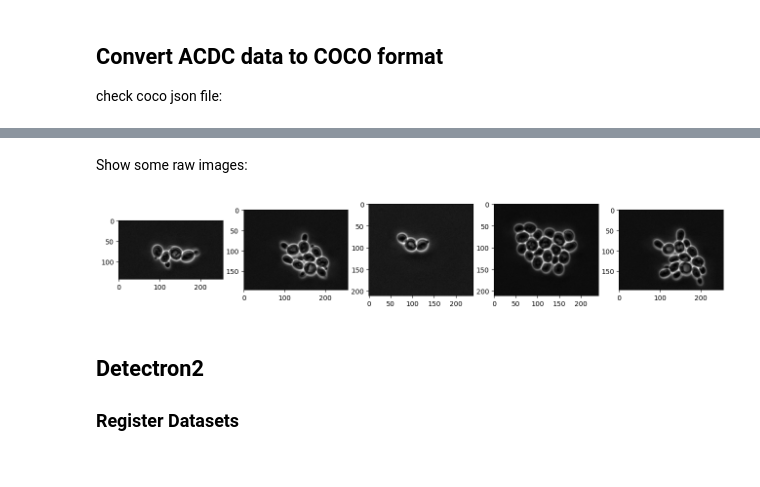
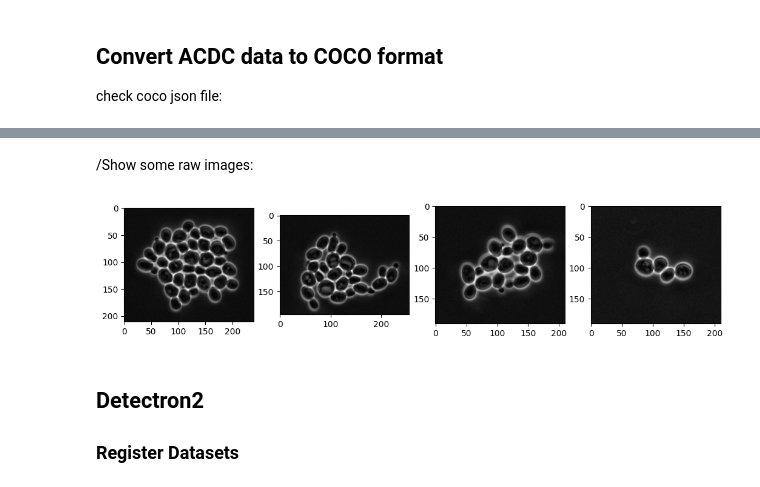
Before and after one commit to SchmollerLab/activeInstanceSegment, a Jupyter notebook: degugging_pipeline.ipynb, the cells around one changed output, grey strips where cells are left out. Drawn from its saved outputs; the diff is of its cells as text; code cells hidden in the pictures.

```diff
--- a/degugging_pipeline.ipynb
+++ b/degugging_pipeline.ipynb
@@ -51,13 +51,13 @@ if False:
 }
 # %% [markdown]
-Show some raw images:
+/Show some raw images:
 # %%
 rd.seed(1337)
-images_meta_data = rd.sample(train_dict["images"], 5)
+images_meta_data = rd.sample(train_dict["images"], 4)
 imgs = [mpimg.imread("./data/dataInCOCO/train/images/" + image["file_name"]) for image in images_meta_data]
 show_image(imgs)
 # %% [output]
-[figure, old version]
+[figure, new version]
 # %% [markdown]
 ## Detectron2
 
```
Also changed, not shown: parts of 2 cells of this notebook, 4 other files.
